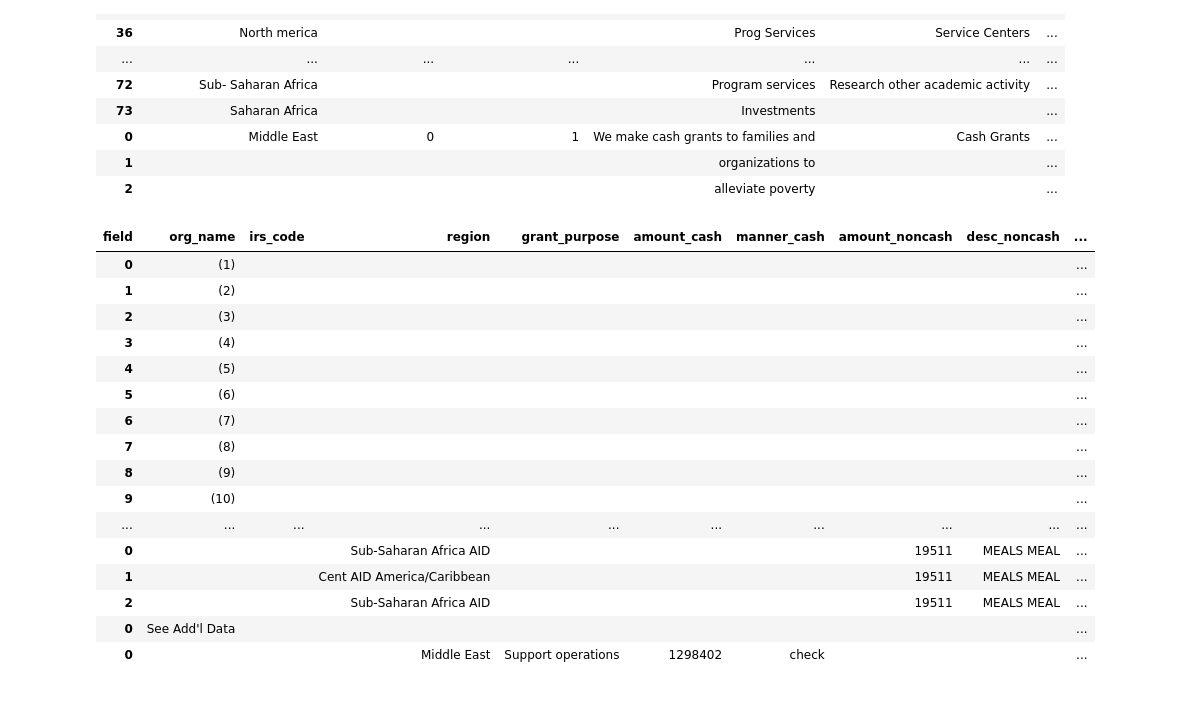
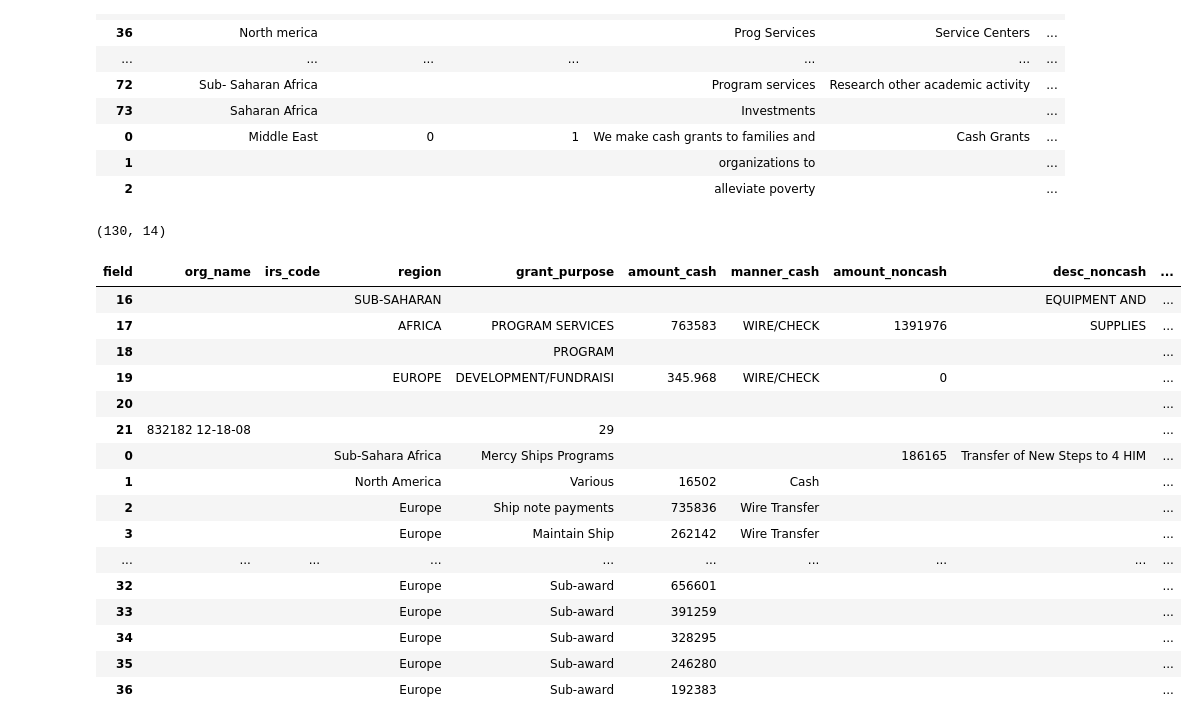
Before and after one commit to ethanscorey/parse_990_textract, a Jupyter notebook: debug_notebook.ipynb, the cells around one changed output. Saved outputs shown, nothing was run; the diff lists cells and outputs as text; code cells hidden in the pictures.

Commit message:
Schedule F table extractors working with 90% or higher accuracy

```diff
--- a/debug_notebook.ipynb
+++ b/debug_notebook.ipynb
@@ -280,25 +282,29 @@ pd.concat(schedule_f_part_i_rows).tail(50)
 | 0 | Middle East | 0 | 1 | We make cash grants to families and | Cash Grants | ... |
 | 1 |  |  |  | organizations to |  | ... |
 | 2 |  |  |  | alleviate poverty |  | ... |
+# %%
+pd.concat(schedule_f_part_ii_rows).shape
+# %% [output]
+(130, 14)
 # %%
-pd.concat(schedule_f_part_ii_rows).iloc[:50]
+pd.concat(schedule_f_part_ii_rows).iloc[16:66]
 # %% [output]
 | field | org_name | irs_code | region | grant_purpose | amount_cash | manner_cash | amount_noncash | desc_noncash | ... |
-| 0 | (1) |  |  |  |  |  |  |  | ... |
-| 1 | (2) |  |  |  |  |  |  |  | ... |
-| 2 | (3) |  |  |  |  |  |  |  | ... |
-| 3 | (4) |  |  |  |  |  |  |  | ... |
-| 4 | (5) |  |  |  |  |  |  |  | ... |
-| 5 | (6) |  |  |  |  |  |  |  | ... |
-| 6 | (7) |  |  |  |  |  |  |  | ... |
-| 7 | (8) |  |  |  |  |  |  |  | ... |
-| 8 | (9) |  |  |  |  |  |  |  | ... |
-| 9 | (10) |  |  |  |  |  |  |  | ... |
+| 16 |  |  | SUB-SAHARAN |  |  |  |  | EQUIPMENT AND | ... |
+| 17 |  |  | AFRICA | PROGRAM SERVICES | 763583 | WIRE/CHECK | 1391976 | SUPPLIES | ... |
+| 18 |  |  |  | PROGRAM |  |  |  |  | ... |
+| 19 |  |  | EUROPE | DEVELOPMENT/FUNDRAISI | 345.968 | WIRE/CHECK | 0 |  | ... |
+| 20 |  |  |  |  |  |  |  |  | ... |
+| 21 | 832182 12-18-08 |  |  | 29 |  |  |  |  | ... |
+| 0 |  |  | Sub-Sahara Africa | Mercy Ships Programs |  |  | 186165 | Transfer of New Steps to 4 HIM | ... |
+| 1 |  |  | North America | Various | 16502 | Cash |  |  | ... |
+| 2 |  |  | Europe | Ship note payments | 735836 | Wire Transfer |  |  | ... |
+| 3 |  |  | Europe | Maintain Ship | 262142 | Wire Transfer |  |  | ... |
 | ... | ... | ... | ... | ... | ... | ... | ... | ... | ... |
-| 0 |  |  | Sub-Saharan Africa AID |  |  |  | 19511 | MEALS MEAL | ... |
-| 1 |  |  | Cent AID America/Caribbean |  |  |  | 19511 | MEALS MEAL | ... |
-| 2 |  |  | Sub-Saharan Africa AID |  |  |  | 19511 | MEALS MEAL | ... |
-| 0 | See Add'l Data |  |  |  |  |  |  |  | ... |
-| 0 |  |  | Middle East | Support operations | 1298402 | check |  |  | ... |
+| 32 |  |  | Europe | Sub-award | 656601 |  |  |  | ... |
+| 33 |  |  | Europe | Sub-award | 391259 |  |  |  | ... |
+| 34 |  |  | Europe | Sub-award | 328295 |  |  |  | ... |
+| 35 |  |  | Europe | Sub-award | 246280 |  |  |  | ... |
+| 36 |  |  | Europe | Sub-award | 192383 |  |  |  | ... |
 # %%
 pd.concat(schedule_f_part_iii_rows).iloc[19:]
```
Also changed, not shown: parts of 17 cells of this notebook, 9 other files.
